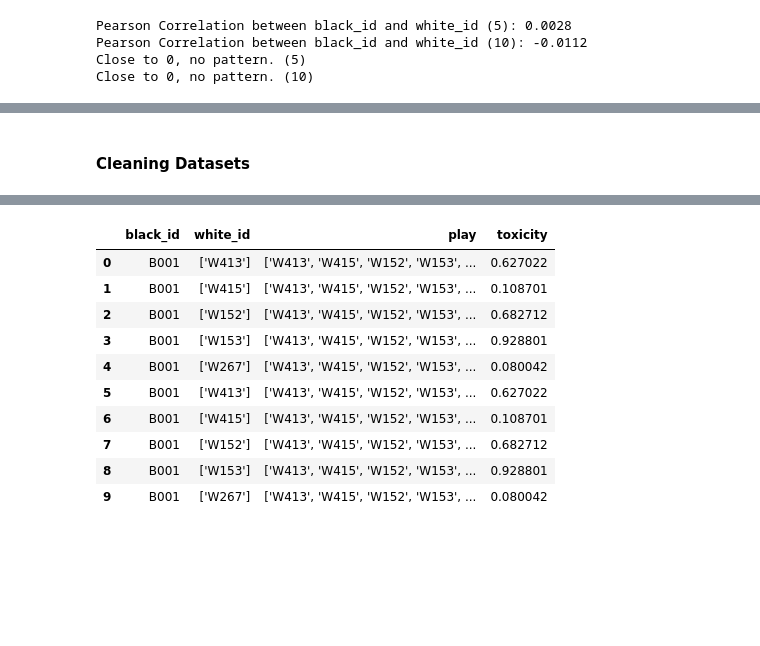
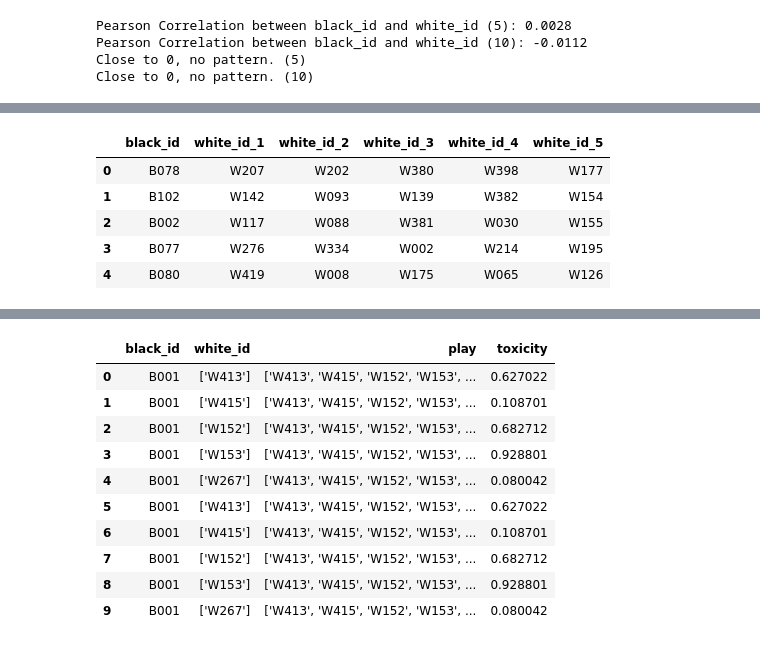
Before and after one commit to mfaherold1998/Cards_Against_AI, a Jupyter notebook: notebooks/all_datasets.ipynb, the cells around one changed output, grey strips where cells are left out. Saved outputs shown, nothing was run; the diff lists cells and outputs as text; code cells hidden in the pictures; blank space fills up the shorter version.

```diff
--- a/notebooks/all_datasets.ipynb
+++ b/notebooks/all_datasets.ipynb
@@ -475,7 +456,7 @@ for i, col in enumerate(white_text_cols):
 
     df_partidas = pd.merge(
         df_partidas,
-        WHITE_TEXTS[['type', 'white_text_norm']],
+        WHITE_TEXTS_USA[['card_id', 'white_text_norm']],
         left_on=col,
         right_on='white_text_norm',
         how='left',
@@ -498 +473,13 @@ df_partidas.head()
+# %%
+order = ['black_id','card_id', 'card_id_map_2', 'card_id_map_3', 'card_id_map_4', 'card_id_map_5']
+df_partidas = df_partidas[order]
+df_partidas = df_partidas.rename(columns={'card_id': 'white_id_1', 'card_id_map_2': 'white_id_2', 'card_id_map_3': 'white_id_3', 'card_id_map_4': 'white_id_4', 'card_id_map_5': 'white_id_5'})
+df_partidas.head()
+# %% [output]
+|  | black_id | white_id_1 | white_id_2 | white_id_3 | white_id_4 | white_id_5 |
+| 0 | B078 | W207 | W202 | W380 | W398 | W177 |
+| 1 | B102 | W142 | W093 | W139 | W382 | W154 |
+| 2 | B002 | W117 | W088 | W381 | W030 | W155 |
+| 3 | B077 | W276 | W334 | W002 | W214 | W195 |
+| 4 | B080 | W419 | W008 | W175 | W065 | W126 |
 # %%
@@ -500,2 +486,0 @@ df_partidas.head()
-# %% [markdown]
-#### Cleaning Datasets
```
Also changed, not shown: parts of 68 cells of this notebook, 10 other files.
